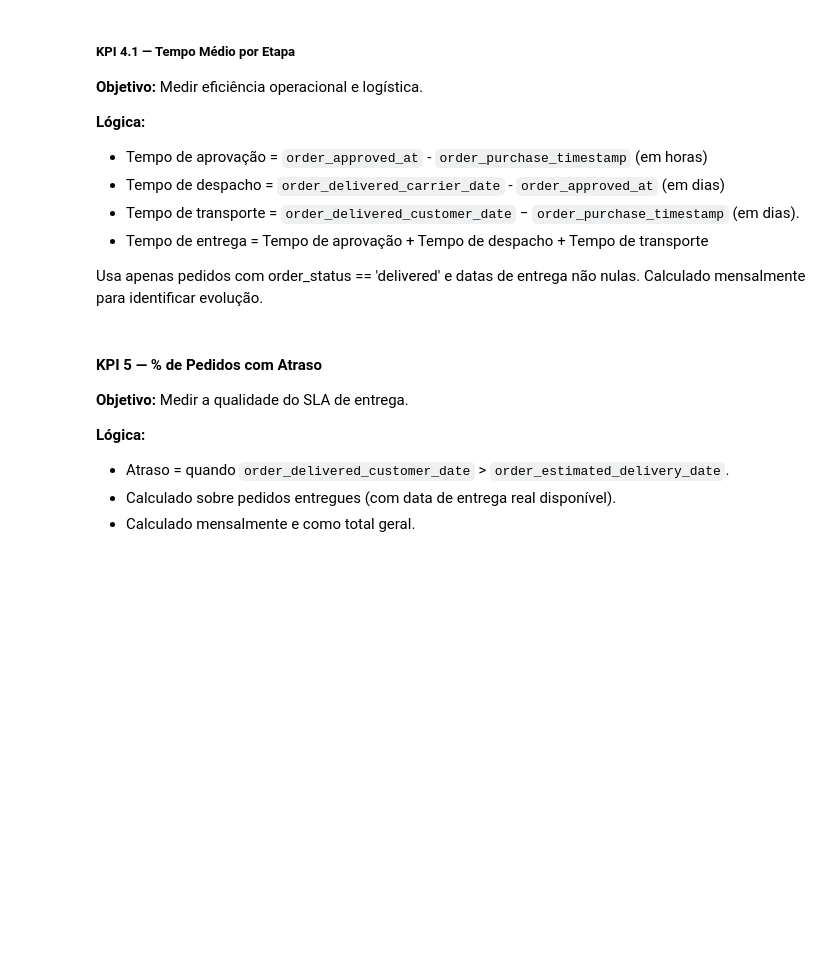
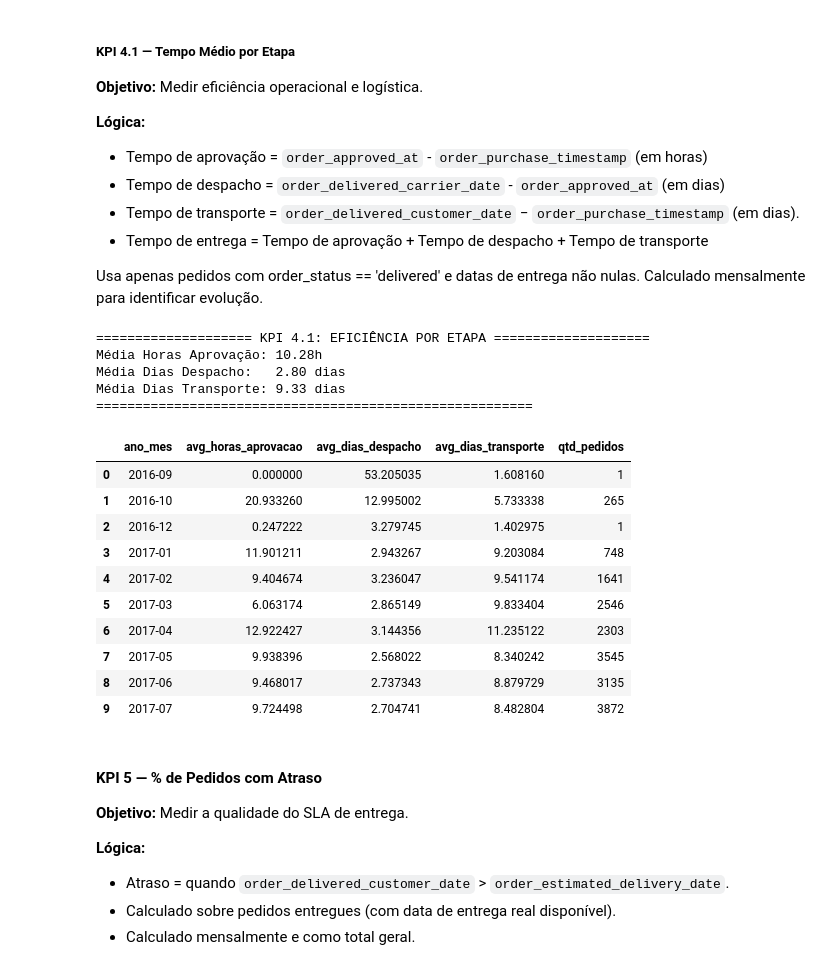
Before and after one commit to evellynjardini/Data-Analytics---Grupo-24, a Jupyter notebook: 1 - Projeto-Olist-KPIs/notebooks/Tech_Challenge_Grupo24_.ipynb, the cells around one changed output. Saved outputs shown, nothing was run; the diff lists cells and outputs as text; code cells hidden in the pictures; blank space fills up the shorter version.

```diff
--- a/1 - Projeto-Olist-KPIs/notebooks/Tech_Challenge_Grupo24_.ipynb
+++ b/1 - Projeto-Olist-KPIs/notebooks/Tech_Challenge_Grupo24_.ipynb
@@ -2357,3 +2316,81 @@ df_kpi4.head(10)
+# %%
+# --- KPI 4.1: Tempo Médio por Etapa ---
+
+# 1. Preparação da base (reaproveitando o filtro de entregues e não nulos)
+# Adicionamos as colunas necessárias para as etapas
+colunas_etapas = [
+    'order_purchase_timestamp',
+    'order_approved_at',
+    'order_delivered_carrier_date',
+    'order_delivered_customer_date'
+]
+
+df_kpi4_1 = df_consolidado[
+    (df_consolidado['order_status'] == 'delivered') &
+    (df_consolidado[colunas_etapas].notna().all(axis=1))
+].copy()
+
+# 2. Conversão para datetime
+for col in colunas_etapas:
+    df_kpi4_1[col] = pd.to_datetime(df_kpi4_1[col])
+
+# 3. Cálculo das etapas
+# Tempo de aprovação: em HORAS (geralmente é rápido)
+df_kpi4_1['horas_aprovacao'] = (
+    df_kpi4_1['order_approved_at'] - df_kpi4_1['order_purchase_timestamp']
+).dt.total_seconds() / 3600
+
+# Tempo de despacho: em DIAS (Aprovação até a Transportadora)
+df_kpi4_1['dias_despacho'] = (
+    df_kpi4_1['order_delivered_carrier_date'] - df_kpi4_1['order_approved_at']
+).dt.total_seconds() / 86400
+
+# Tempo de transporte: em DIAS (Transportadora até Cliente)
+df_kpi4_1['dias_transporte'] = (
+    df_kpi4_1['order_delivered_customer_date'] - df_kpi4_1['order_delivered_carrier_date']
+).dt.total_seconds() / 86400
+
+# 4. Criar Ano-Mês para evolução temporal
+df_kpi4_1['ano_mes'] = df_kpi4_1['order_purchase_timestamp'].dt.to_period('M')
+
+# 5. Agrupamento Mensal
+df_kpi4_2 = (
+    df_kpi4_1
+    .groupby('ano_mes', as_index=False)
+    .agg(
+        avg_horas_aprovacao=('horas_aprovacao', 'mean'),
+        avg_dias_despacho=('dias_despacho', 'mean'),
+        avg_dias_transporte=('dias_transporte', 'mean'),
+        qtd_pedidos=('order_id', 'count')
+    )
+    .sort_values('ano_mes')
+)
+
+# --- RESULTADOS ---
+print(f"{'='*20} KPI 4.1: EFICIÊNCIA POR ETAPA {'='*20}")
+print(f"Média Horas Aprovação: {df_kpi4_1['horas_aprovacao'].mean():.2f}h")
+print(f"Média Dias Despacho:   {df_kpi4_1['dias_despacho'].mean():.2f} dias")
+print(f"Média Dias Transporte: {df_kpi4_1['dias_transporte'].mean():.2f} dias")
+print(f"{'='*56}")
+
+df_kpi4_2.head(10)
+# %% [output]
+==================== KPI 4.1: EFICIÊNCIA POR ETAPA ====================
+Média Horas Aprovação: 10.28h
+Média Dias Despacho:   2.80 dias
+Média Dias Transporte: 9.33 dias
+========================================================
+|  | ano_mes | avg_horas_aprovacao | avg_dias_despacho | avg_dias_transporte | qtd_pedidos |
+| 0 | 2016-09 | 0.000000 | 53.205035 | 1.608160 | 1 |
+| 1 | 2016-10 | 20.933260 | 12.995002 | 5.733338 | 265 |
+| 2 | 2016-12 | 0.247222 | 3.279745 | 1.402975 | 1 |
+| 3 | 2017-01 | 11.901211 | 2.943267 | 9.203084 | 748 |
+| 4 | 2017-02 | 9.404674 | 3.236047 | 9.541174 | 1641 |
+| 5 | 2017-03 | 6.063174 | 2.865149 | 9.833404 | 2546 |
+| 6 | 2017-04 | 12.922427 | 3.144356 | 11.235122 | 2303 |
+| 7 | 2017-05 | 9.938396 | 2.568022 | 8.340242 | 3545 |
+| 8 | 2017-06 | 9.468017 | 2.737343 | 8.879729 | 3135 |
+| 9 | 2017-07 | 9.724498 | 2.704741 | 8.482804 | 3872 |
 # %% [markdown]
 #### **KPI 5 — % de Pedidos com Atraso**
 
```
Also changed, not shown: parts of 4 cells of this notebook.
